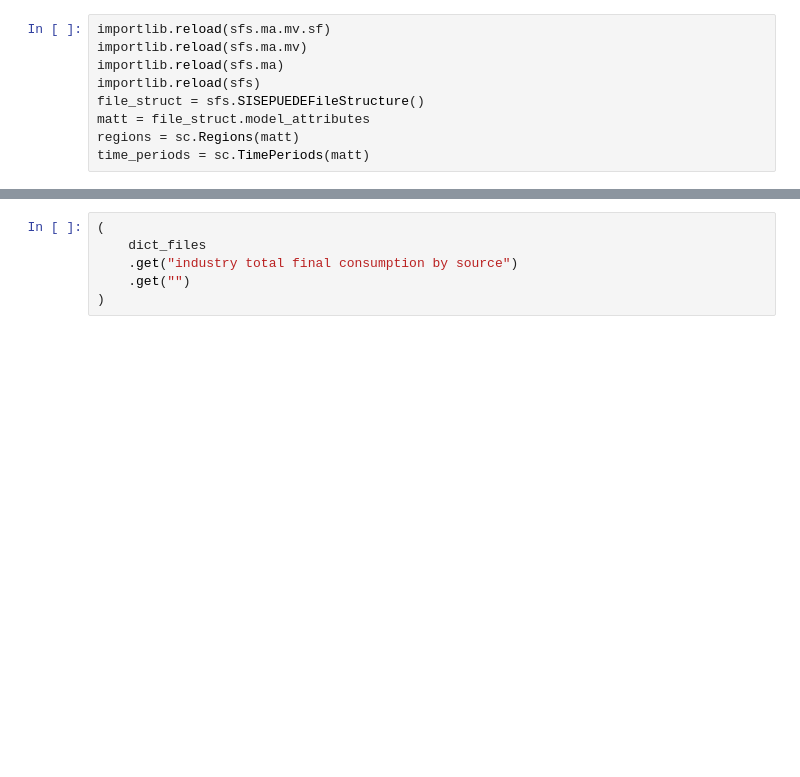
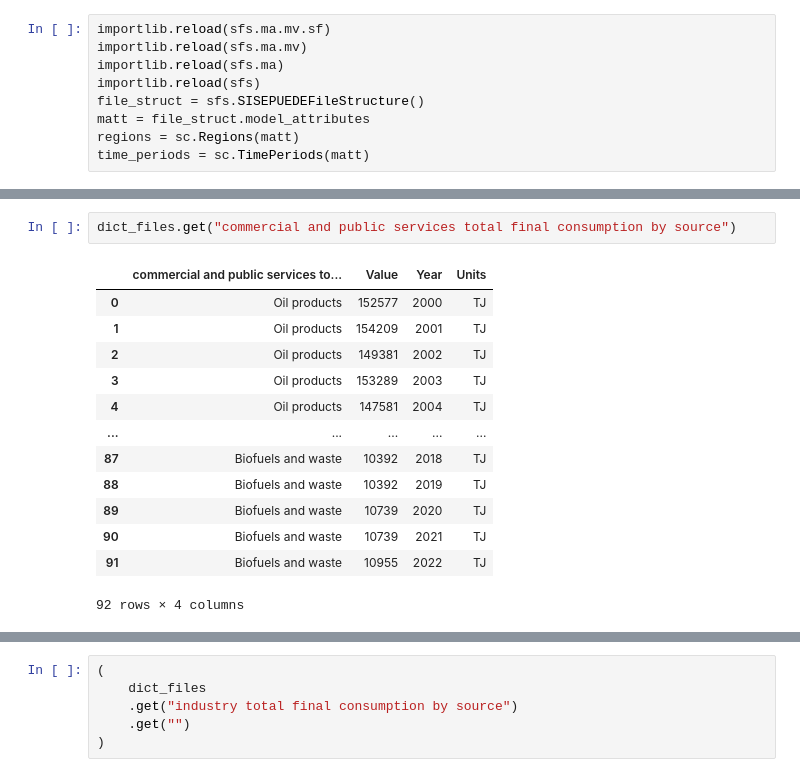
Before and after one commit to jcsyme/sisepuede_region_nbs, a Jupyter notebook: iran/iran_data_modifications.ipynb, the cells around one changed output, grey strips where cells are left out. Saved outputs shown, nothing was run; the diff lists cells and outputs as text; blank space fills up the shorter version.

```diff
--- a/iran/iran_data_modifications.ipynb
+++ b/iran/iran_data_modifications.ipynb
@@ -665,0 +809,16 @@ df_out_base = models_noelec.project(
+# %%
+dict_files.get("commercial and public services total final consumption by source")
+# %% [output]
+|  | commercial and public services to... | Value | Year | Units |
+| 0 | Oil products | 152577 | 2000 | TJ |
+| 1 | Oil products | 154209 | 2001 | TJ |
+| 2 | Oil products | 149381 | 2002 | TJ |
+| 3 | Oil products | 153289 | 2003 | TJ |
+| 4 | Oil products | 147581 | 2004 | TJ |
+| ... | ... | ... | ... | ... |
+| 87 | Biofuels and waste | 10392 | 2018 | TJ |
+| 88 | Biofuels and waste | 10392 | 2019 | TJ |
+| 89 | Biofuels and waste | 10739 | 2020 | TJ |
+| 90 | Biofuels and waste | 10739 | 2021 | TJ |
+| 91 | Biofuels and waste | 10955 | 2022 | TJ |
+92 rows × 4 columns
```
Also changed, not shown: parts of 51 cells of this notebook, 3 other files.
